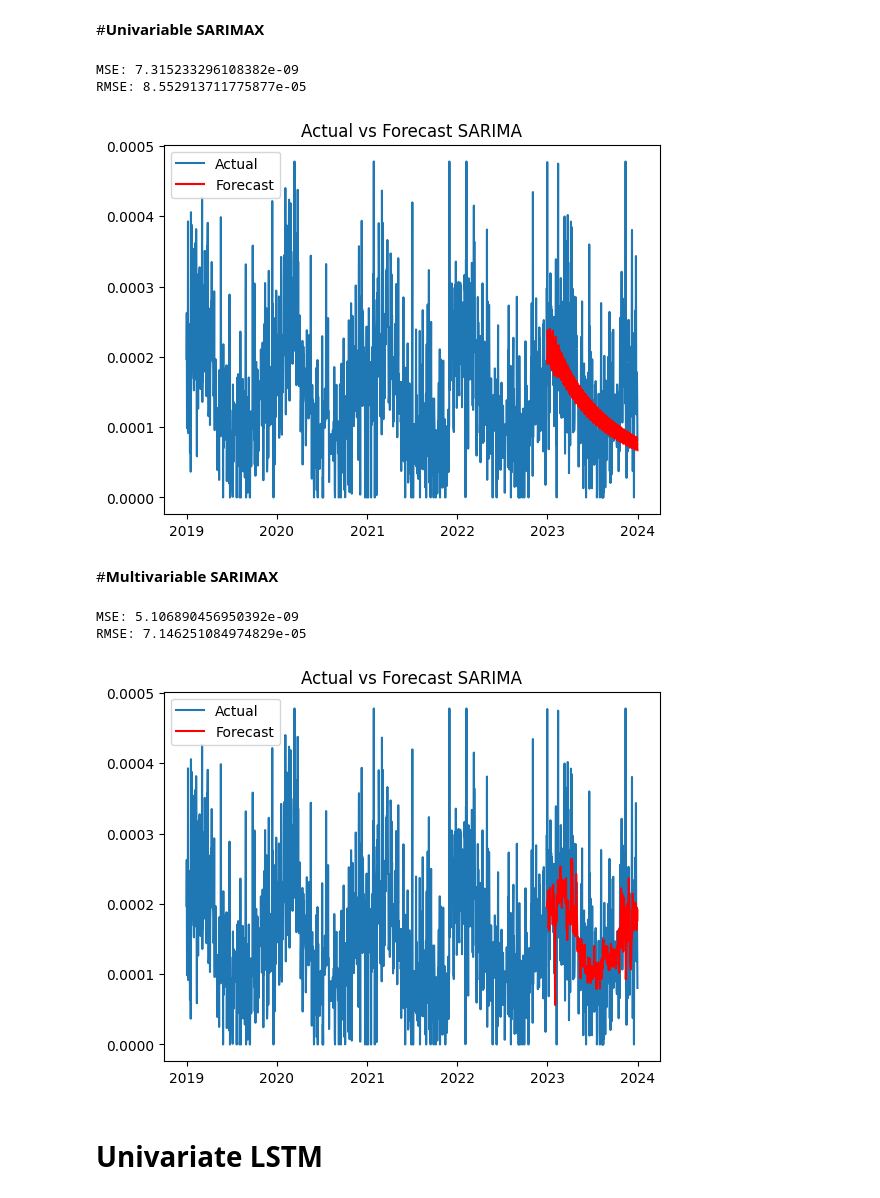
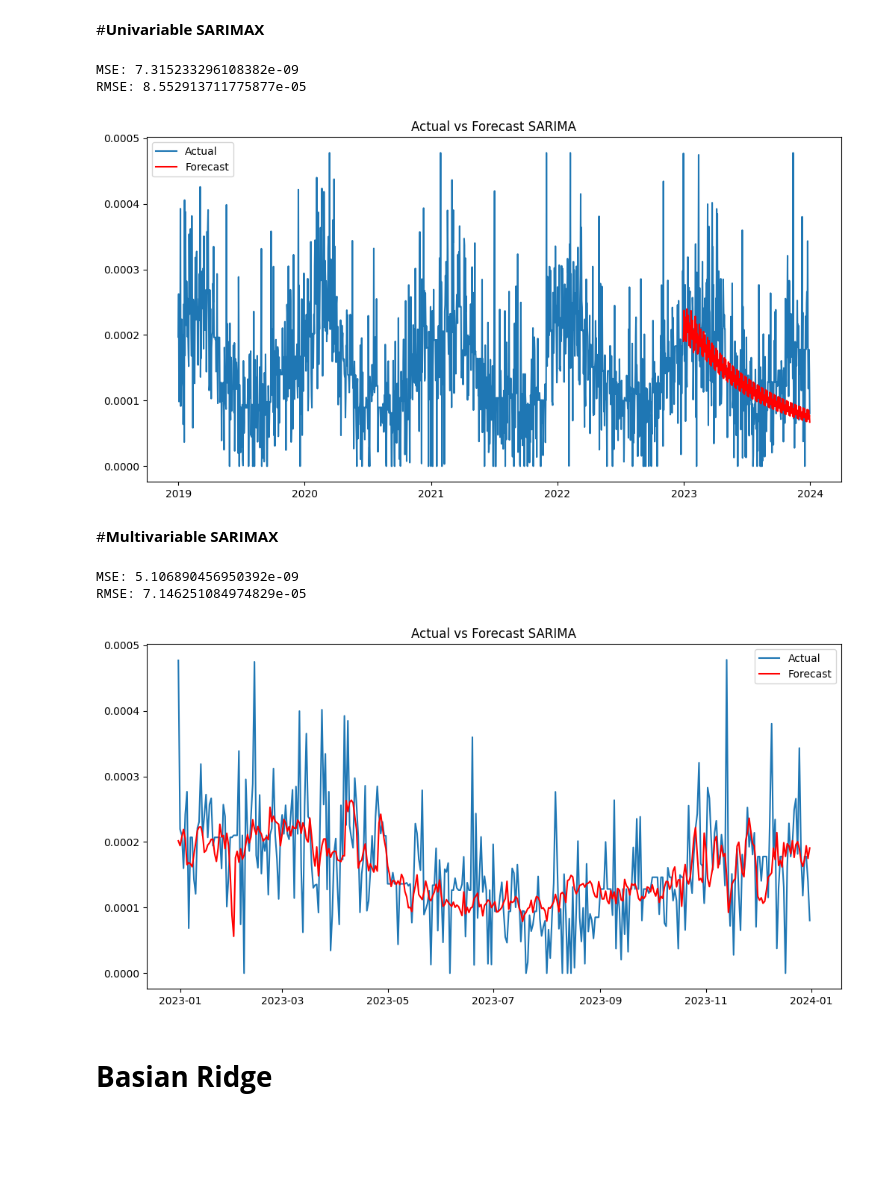
Before and after one commit to RanxduG/Sri-Lanka-Formaldehyde-Level-Analysis, a Jupyter notebook: Colombo_Daily_Prediction_Models.ipynb, the cells around one changed output. Drawn from its saved outputs; the diff is of its cells as text; code cells hidden in the pictures; blank space fills up the shorter version.

```diff
--- a/Colombo_Daily_Prediction_Models.ipynb
+++ b/Colombo_Daily_Prediction_Models.ipynb
@@ -158,20 +158,21 @@ forecast = model_fit.forecast(steps=len(test_data['HCHO_reading']))
 # %%
 # Calculate MSE and RMSE
 mse = mean_squared_error(test_data['HCHO_reading'], forecast)
 print("MSE:", mse)
 rmse = np.sqrt(mse)
 print("RMSE:", rmse)
 
 # Visualize actual vs forecast
+plt.figure(figsize=(12,6))
 plt.plot(Colombo_selected['HCHO_reading'], label="Actual")
 plt.plot(forecast, label="Forecast", color="red")
 plt.legend()
 plt.title('Actual vs Forecast SARIMA')
 plt.show()
 # %% [output]
 MSE: 7.315233296108382e-09
 RMSE: 8.552913711775877e-05
-[figure, old version]
+[figure, new version]
 # %% [markdown]
 #**Multivariable SARIMAX**
 # %%
@@ -200,7 +201,8 @@ rmse = np.sqrt(mse)
 print("RMSE:", rmse)
 
 # Visualize actual vs forecast
-plt.plot(Colombo_selected['HCHO_reading'], label="Actual")
+plt.figure(figsize=(12,6))
+plt.plot(test_data['HCHO_reading'], label="Actual")
 plt.plot(forecast, label="Forecast", color="red")
 plt.legend()
 plt.title('Actual vs Forecast SARIMA')
@@ -208,6 +210,6 @@ plt.show()
 # %% [output]
 MSE: 5.106890456950392e-09
 RMSE: 7.146251084974829e-05
-[figure, old version]
+[figure, new version]
-# %% [markdown]
-# **Univariate LSTM**
+# %% [markdown]
+# **Basian Ridge**
```
Also changed, not shown: parts of 7 cells of this notebook.
